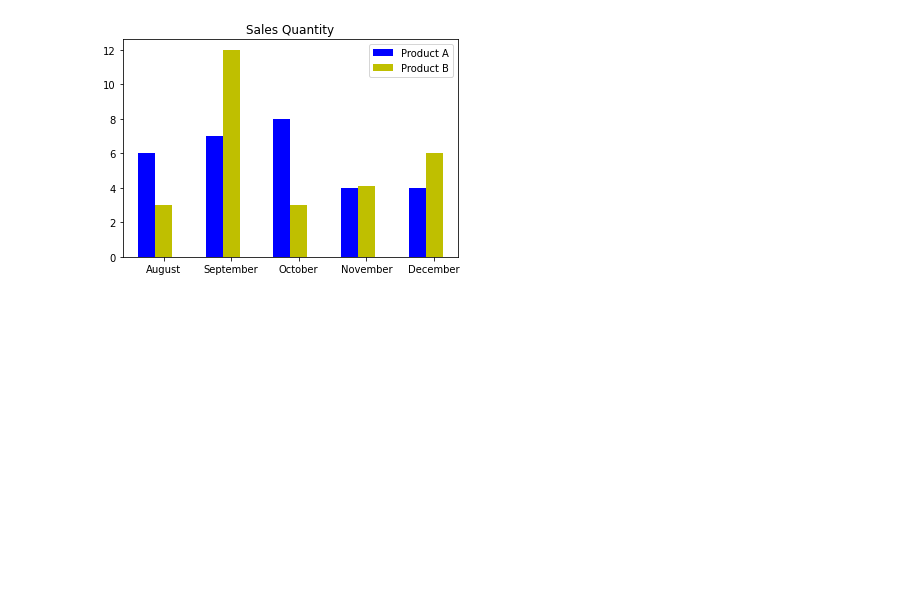
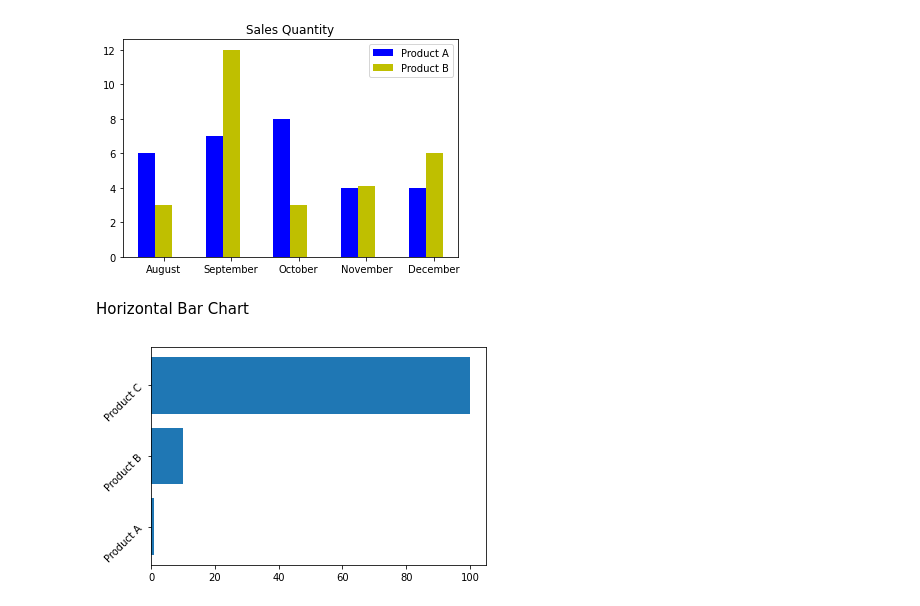
Before and after one commit to jpaulorc/DSZ, a Jupyter notebook: Data_Visualization.ipynb, the cells around one changed output. Drawn from its saved outputs; the diff is of its cells as text; code cells hidden in the pictures; blank space fills up the shorter version.

```diff
--- a/Data_Visualization.ipynb
+++ b/Data_Visualization.ipynb
@@ -78,3 +78,14 @@ plt.title('Sales Quantity')
 plt.show()
 # %% [output]
 [figure]
+# %% [markdown]
+Horizontal Bar Chart
+# %%
+products = ['Product A', 'Product B', 'Product C']
+values = [1, 10, 100]
+
+plt.barh(products, values)
+plt.yticks(rotation=45)
+plt.show()
+# %% [output]
+[figure, added]
```
Also changed, not shown: parts of 3 cells of this notebook.
